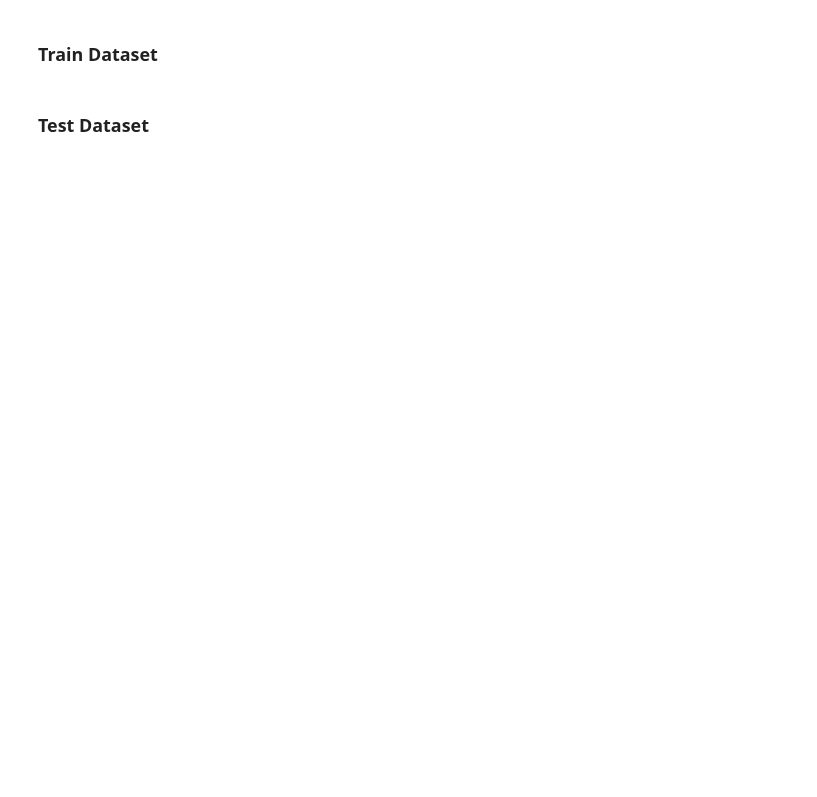
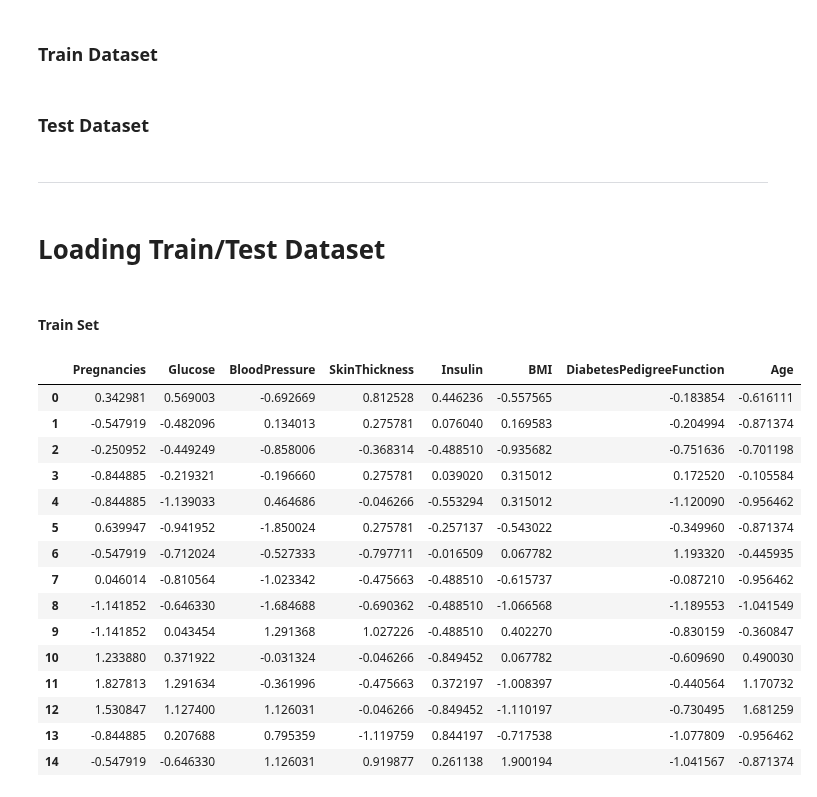
Before and after one commit to Code-Institute-Submissions/hardingrichard-pp5-diabetes-prediction_JanResub, a Jupyter notebook: jupyter_notebooks/03-FeatureEngineering.ipynb, the cells around one changed output. Saved outputs shown, nothing was run; the diff lists cells and outputs as text; code cells hidden in the pictures; blank space fills up the shorter version.

Commit message:
Add column headers to x matrix and convert to dataframe for easier interpretation

```diff
--- a/jupyter_notebooks/03-FeatureEngineering.ipynb
+++ b/jupyter_notebooks/03-FeatureEngineering.ipynb
@@ -326,3 +360,33 @@ pd.DataFrame(y_train).to_csv("outputs/datasets/cleaned/y_train_cleaned.csv", ind
 pd.DataFrame(x_test).to_csv("outputs/datasets/cleaned/x_test_cleaned.csv", index=False)
 # %%
 pd.DataFrame(y_test).to_csv("outputs/datasets/cleaned/y_test_cleaned.csv", index=False)
+# %% [markdown]
+---
+# %% [markdown]
+# Loading Train/Test Dataset
+# %% [markdown]
+#### Train Set
+# %%
+import pandas as pd
+
+x_train_path = "outputs/datasets/cleaned/x_train_cleaned.csv"
+x_train = pd.read_csv(x_train_path)
+
+x_train.head(15)
+# %% [output]
+|  | Pregnancies | Glucose | BloodPressure | SkinThickness | Insulin | BMI | DiabetesPedigreeFunction | Age |
+| 0 | 0.342981 | 0.569003 | -0.692669 | 0.812528 | 0.446236 | -0.557565 | -0.183854 | -0.616111 |
+| 1 | -0.547919 | -0.482096 | 0.134013 | 0.275781 | 0.076040 | 0.169583 | -0.204994 | -0.871374 |
+| 2 | -0.250952 | -0.449249 | -0.858006 | -0.368314 | -0.488510 | -0.935682 | -0.751636 | -0.701198 |
+| 3 | -0.844885 | -0.219321 | -0.196660 | 0.275781 | 0.039020 | 0.315012 | 0.172520 | -0.105584 |
+| 4 | -0.844885 | -1.139033 | 0.464686 | -0.046266 | -0.553294 | 0.315012 | -1.120090 | -0.956462 |
+| 5 | 0.639947 | -0.941952 | -1.850024 | 0.275781 | -0.257137 | -0.543022 | -0.349960 | -0.871374 |
+| 6 | -0.547919 | -0.712024 | -0.527333 | -0.797711 | -0.016509 | 0.067782 | 1.193320 | -0.445935 |
+| 7 | 0.046014 | -0.810564 | -1.023342 | -0.475663 | -0.488510 | -0.615737 | -0.087210 | -0.956462 |
+| 8 | -1.141852 | -0.646330 | -1.684688 | -0.690362 | -0.488510 | -1.066568 | -1.189553 | -1.041549 |
+| 9 | -1.141852 | 0.043454 | 1.291368 | 1.027226 | -0.488510 | 0.402270 | -0.830159 | -0.360847 |
+| 10 | 1.233880 | 0.371922 | -0.031324 | -0.046266 | -0.849452 | 0.067782 | -0.609690 | 0.490030 |
+| 11 | 1.827813 | 1.291634 | -0.361996 | -0.475663 | 0.372197 | -1.008397 | -0.440564 | 1.170732 |
+| 12 | 1.530847 | 1.127400 | 1.126031 | -0.046266 | -0.849452 | -1.110197 | -0.730495 | 1.681259 |
+| 13 | -0.844885 | 0.207688 | 0.795359 | -1.119759 | 0.844197 | -0.717538 | -1.077809 | -0.956462 |
+| 14 | -0.547919 | -0.646330 | 1.126031 | 0.919877 | 0.261138 | 1.900194 | -1.041567 | -0.871374 |
```
Also changed, not shown: parts of 12 cells of this notebook.
